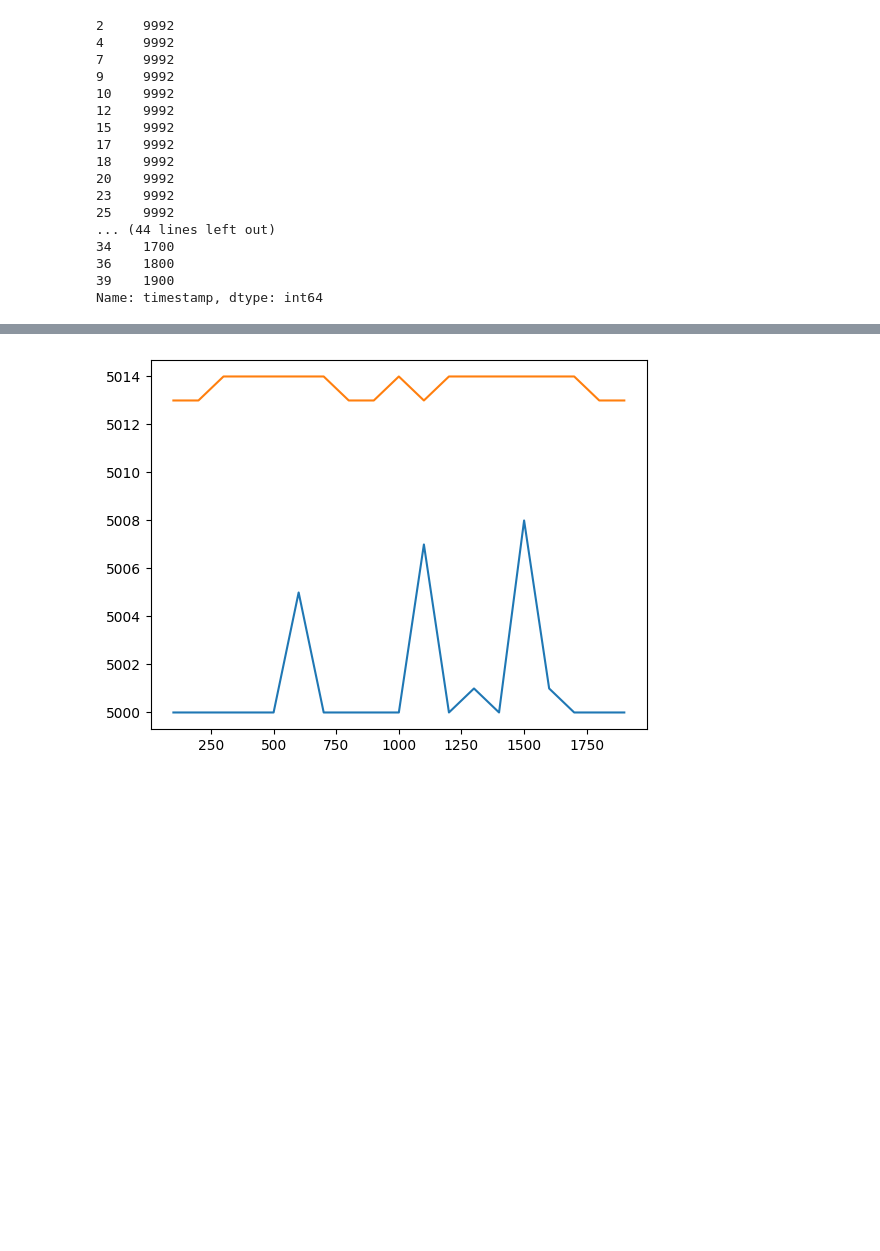
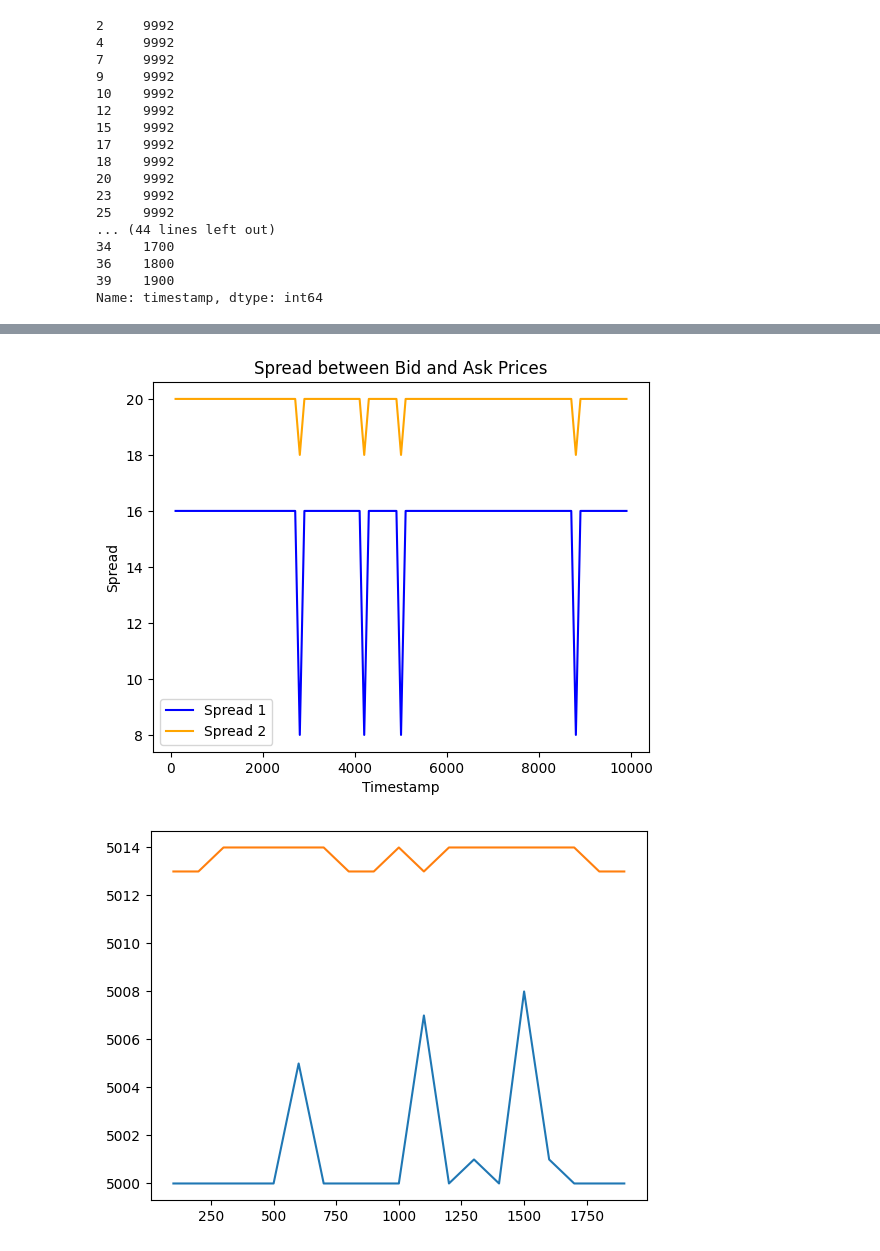
Before and after one commit to carl-handouka/TRADOSMIC, a Jupyter notebook: day-1_analysis.ipynb, the cells around one changed output, grey strips where cells are left out. Saved outputs shown, nothing was run; the diff lists cells and outputs as text; code cells hidden in the pictures; blank space fills up the shorter version.

```diff
--- a/day-1_analysis.ipynb
+++ b/day-1_analysis.ipynb
@@ -47,3 +187,15 @@ plt.show()
+# %%
+spread_1 = ask_1 - bid_1
+spread_2 = ask_2 - bid_2
+plt.plot(x, spread_1, label="Spread 1", color="blue")
+plt.plot(x, spread_2, label="Spread 2", color="orange")
+plt.title("Spread between Bid and Ask Prices")
+plt.xlabel("Timestamp")
+plt.ylabel("Spread")
+plt.legend()
+plt.show()
+# %% [output]
+[figure, added]
 # %%
 plt.plot(tomato_data['timestamp'][1:20],tomato_data['bid_price_1'][1:20])
 plt.plot(tomato_data['timestamp'][1:20],tomato_data['ask_price_1'][1:20])
```
Also changed, not shown: parts of 11 cells of this notebook, 11 other files.
